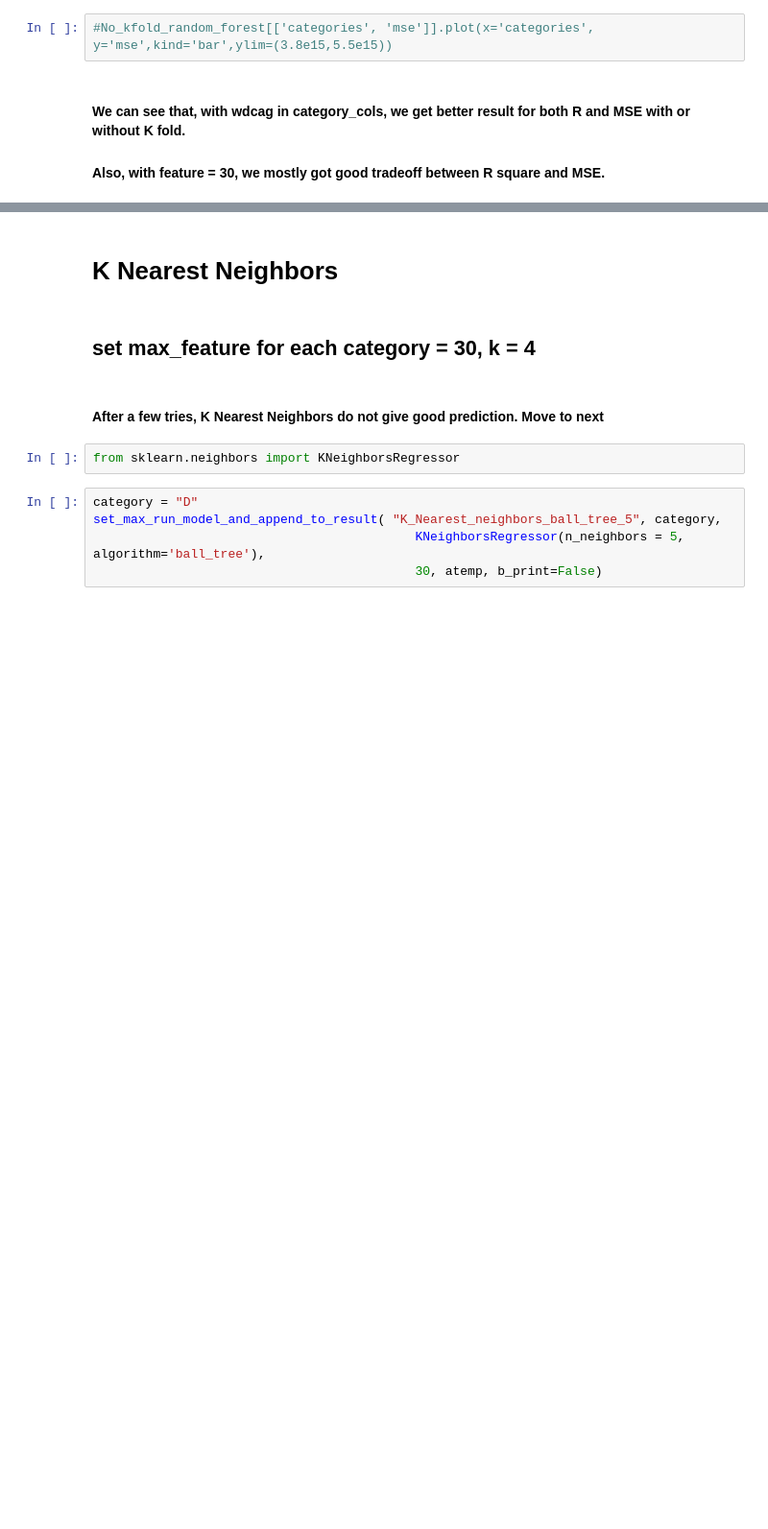
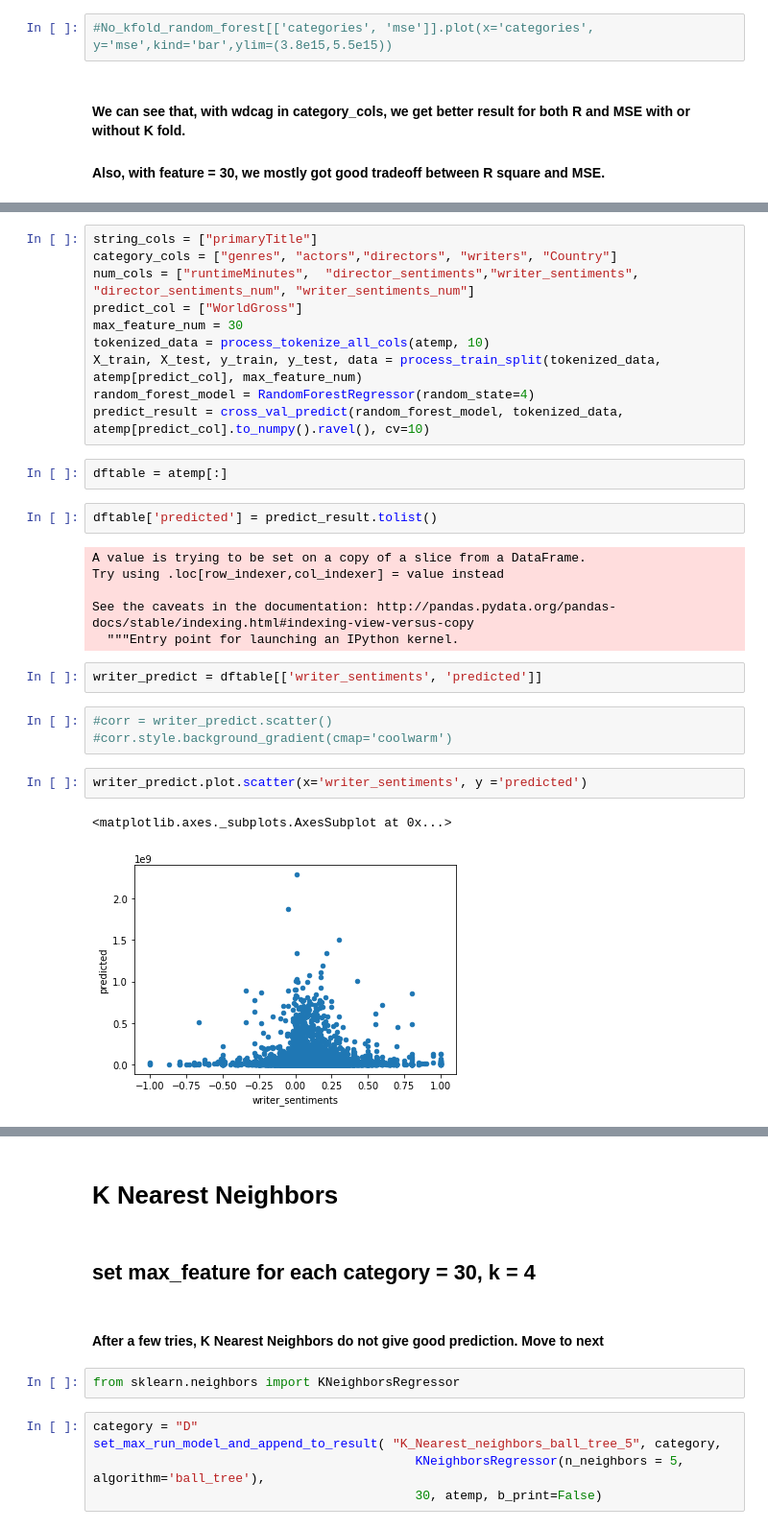
Before and after one commit to xiling42/DataScience1951A, a Jupyter notebook: model_analysis.ipynb, the cells around one changed output, grey strips where cells are left out. Shown at 96% size. Drawn from its saved outputs; the diff is of its cells as text; blank space fills up the shorter version.

```diff
--- a/model_analysis.ipynb
+++ b/model_analysis.ipynb
@@ -597,0 +612,30 @@ plot_and_save_rf_analysis(kfold_random_forest, True, 'mse')
+# %%
+string_cols = ["primaryTitle"]
+category_cols = ["genres", "actors","directors", "writers", "Country"]
+num_cols = ["runtimeMinutes",  "director_sentiments","writer_sentiments", "director_sentiments_num", "writer_sentiments_num"]
+predict_col = ["WorldGross"]
+max_feature_num = 30
+tokenized_data = process_tokenize_all_cols(atemp, 10)
+X_train, X_test, y_train, y_test, data = process_train_split(tokenized_data, atemp[predict_col], max_feature_num)
+random_forest_model = RandomForestRegressor(random_state=4)
+predict_result = cross_val_predict(random_forest_model, tokenized_data, atemp[predict_col].to_numpy().ravel(), cv=10)
+# %%
+dftable = atemp[:]
+# %%
+dftable['predicted'] = predict_result.tolist()
+# %% [output]
+A value is trying to be set on a copy of a slice from a DataFrame.
+Try using .loc[row_indexer,col_indexer] = value instead
+
+See the caveats in the documentation: http://pandas.pydata.org/pandas-docs/stable/indexing.html#indexing-view-versus-copy
+  """Entry point for launching an IPython kernel.
+# %%
+writer_predict = dftable[['writer_sentiments', 'predicted']]
+# %%
+#corr = writer_predict.scatter()
+#corr.style.background_gradient(cmap='coolwarm')
+# %%
+writer_predict.plot.scatter(x='writer_sentiments', y ='predicted')
+# %% [output]
+<matplotlib.axes._subplots.AxesSubplot at 0x...>
+[figure, added]
```
Also changed, not shown: parts of 34 cells of this notebook.
